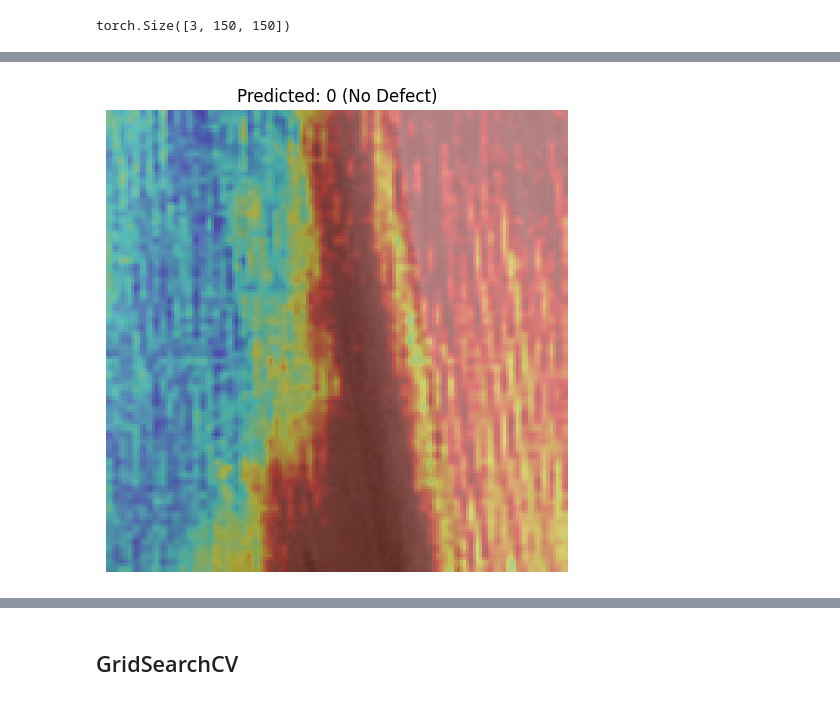
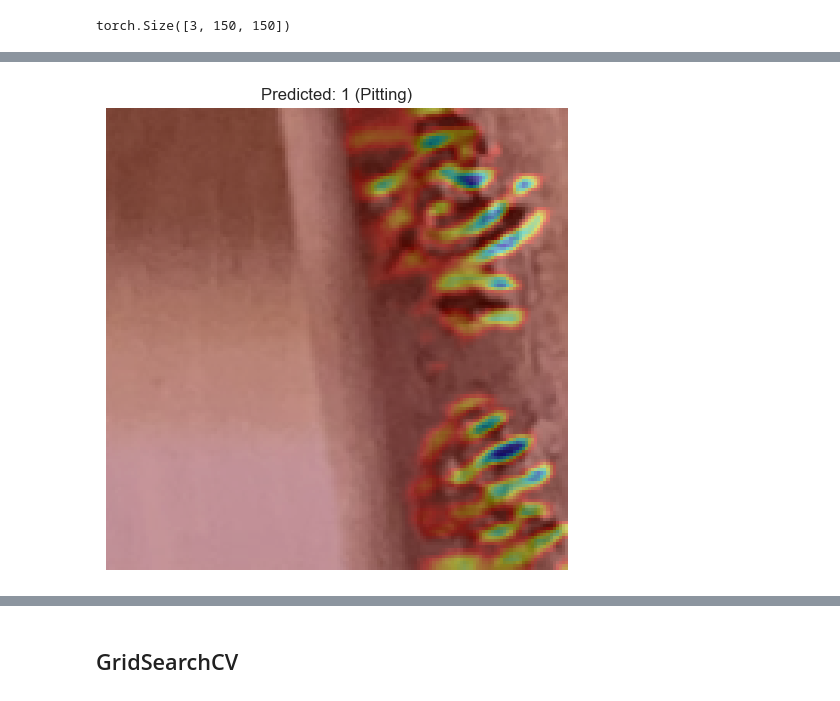
Before and after one commit to janikWa/Pitting_Detection, a Jupyter notebook: notebooks/notebook.ipynb, the cells around one changed output, grey strips where cells are left out. Drawn from its saved outputs; the diff is of its cells as text; code cells hidden in the pictures.

Commit message:
fixed heatmap for cnn and evaluation of cnn

```diff
--- a/notebooks/notebook.ipynb
+++ b/notebooks/notebook.ipynb
@@ -478,13 +444,15 @@ def train_model(train_loader, val_loader, transformation: str, device, model_use
     if model_used == "resnet18":
         model = models.resnet18(pretrained=True)
         model.fc = nn.Linear(model.fc.in_features, 2)
+        optimizer = torch.optim.Adam(model.parameters(), lr=1e-4)
         model.to(device)
     else:
-        model = Net()
+        model = Net(dropout=0.2)
+        optimizer = torch.optim.SGD(model.parameters(), lr=0.01)
         model.to(device)
 
     criterion = nn.CrossEntropyLoss()
-    optimizer = torch.optim.Adam(model.parameters(), lr=1e-4)
+
 
     # Training loop with validation
     num_epochs = num_epochs
@@ -539,7 +507,7 @@ model_params = {
 }
 
 trained_models = []
-device = torch.accelerator.current_accelerator().type if torch.accelerator.is_available() else "cpu"
+device = "cpu" # torch.accelerator.current_accelerator().type if torch.accelerator.is_available() else
 print(f"Using {device} device")
 
 num_epochs = 15
@@ -604,7 +572,7 @@ def load_model(transformation: str = None):
         filename = f"cnn_pitting_not_simplified_{transformation}.pth" if transformation else "cnn_pitting_not_simplified.pth"
         load_path = os.path.join(BASE, "models", filename)
     model.load_state_dict(torch.load(load_path))
-    device = torch.accelerator.current_accelerator().type if torch.accelerator.is_available() else "cpu"
+    device = "cpu" # torch.accelerator.current_accelerator().type if torch.accelerator.is_available() else
     model.to(device)
     return model
 # %% [markdown]
@@ -814,7 +782,6 @@ plt.show()
 # %%
 def plot_heatmap(model, img_tensor):
-    device = next(model.parameters()).device  # Ensure image and model on same device
-    img_tensor = img_tensor.to(device)
+
     gradients = []
 
     if img_tensor.shape != (1, 3, resize, resize):
@@ -825,11 +792,11 @@ def plot_heatmap(model, img_tensor):
     else:
         image_tensor_batched = img_tensor
 
-    mean = torch.tensor([0.485, 0.456, 0.406], device=img_tensor.device)
-    std = torch.tensor([0.229, 0.224, 0.225], device=img_tensor.device)
+    mean = torch.tensor([0.485, 0.456, 0.406])
+    std = torch.tensor([0.229, 0.224, 0.225])
     unnormalized_image = img_tensor * std[:, None, None] + mean[:, None, None]
 
-    image_np = unnormalized_image.cpu().permute(1, 2, 0).numpy()
+    image_np = unnormalized_image.permute(1, 2, 0).numpy()
 
 
     def save_gradient(grad):
@@ -843,10 +810,7 @@ def plot_heatmap(model, img_tensor):
         output.register_hook(save_gradient)
 
     # Register the hook to the last conv layer of ResNet18
-    if model_used == "resnet18":
-        target_layer = model.layer4
-    elif model_used == "cnn":
-        target_layer = model.conv2
+    target_layer = model.conv2
     hook = target_layer.register_forward_hook(forward_hook)
 
     # Forward pass
@@ -892,9 +856,9 @@ def plot_heatmap(model, img_tensor):
     # Cleanup
     hook.remove()
 # %%
-plot_heatmap(medium_model, image_tensor)
+plot_heatmap(light_model, image_tensor)
 # %% [output]
-[figure, old version]
+[figure, new version]
 # %%
 dfs = []
 for name in ["light", "medium", "strong"]:
```
Also changed, not shown: parts of 24 cells of this notebook, 16 other files.
